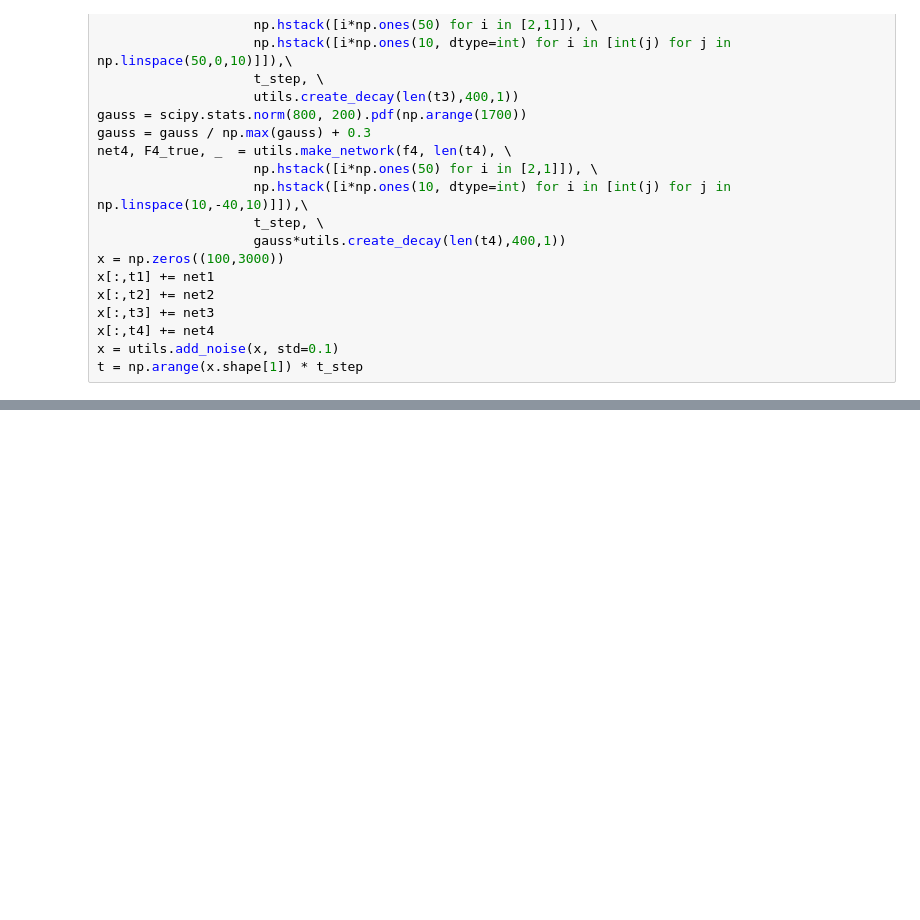
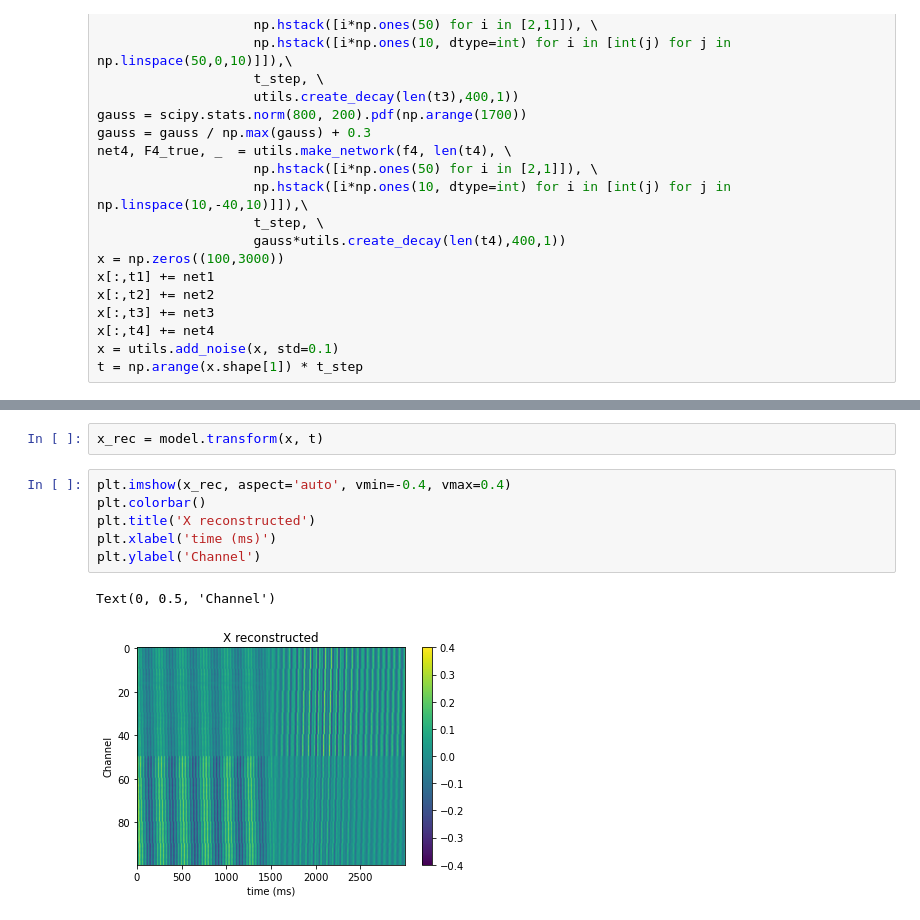
Before and after one commit to learning-2-learn/nsdmd, a Jupyter notebook: examples/model_demo.ipynb, the cells around one changed output, grey strips where cells are left out. Saved outputs shown, nothing was run; the diff lists cells and outputs as text; blank space fills up the shorter version.

```diff
--- a/examples/model_demo.ipynb
+++ b/examples/model_demo.ipynb
@@ -101,0 +107,11 @@ Text(0.5, 1.0, 'f(t) vs True f(t)')
+# %%
+x_rec = model.transform(x, t)
+# %%
+plt.imshow(x_rec, aspect='auto', vmin=-0.4, vmax=0.4)
+plt.colorbar()
+plt.title('X reconstructed')
+plt.xlabel('time (ms)')
+plt.ylabel('Channel')
+# %% [output]
+Text(0, 0.5, 'Channel')
+[figure, added]
```
Also changed, not shown: parts of 8 cells of this notebook, 1 other file.
